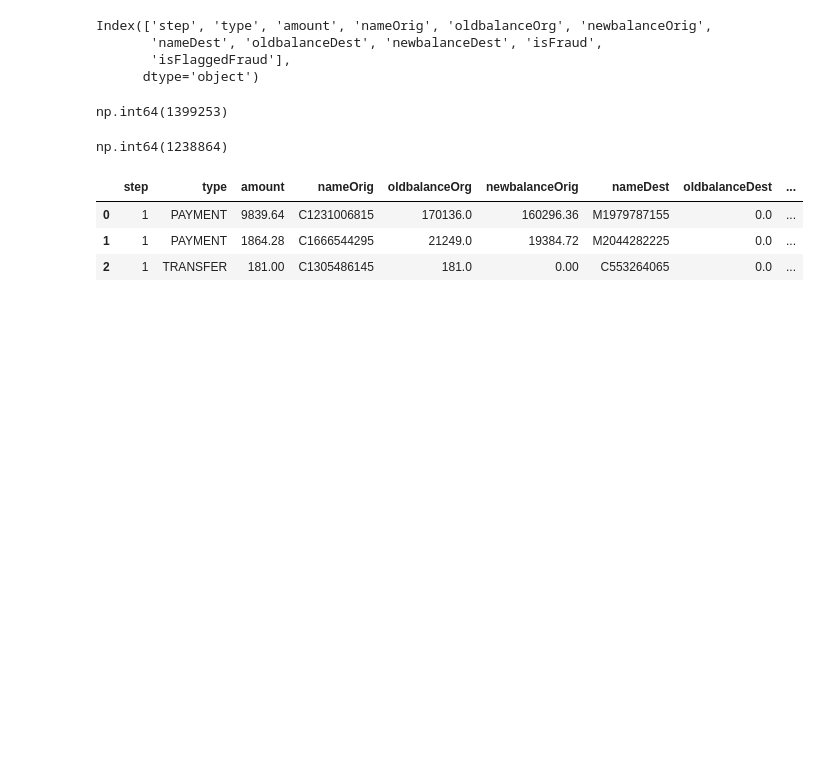
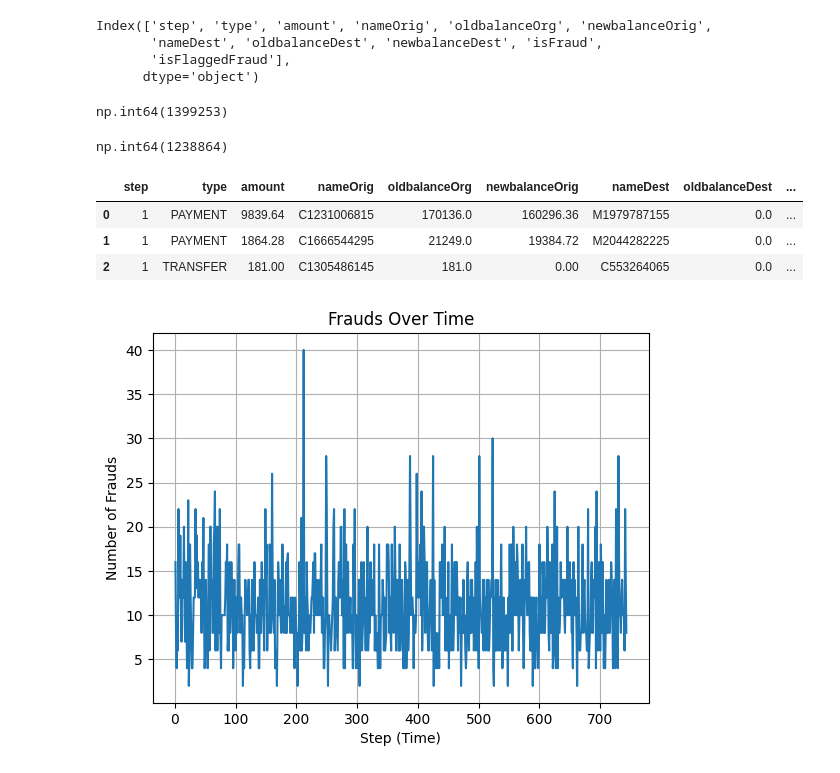
Before and after one commit to samueladitya/bank-fraud-detection, a Jupyter notebook: model_analysis.ipynb, the cells around one changed output. Drawn from its saved outputs; the diff is of its cells as text; code cells hidden in the pictures; blank space fills up the shorter version.

```diff
--- a/model_analysis.ipynb
+++ b/model_analysis.ipynb
@@ -248,3 +248,13 @@ df.head(3)
 | 0 | 1 | PAYMENT | 9839.64 | C1231006815 | 170136.0 | 160296.36 | M1979787155 | 0.0 | ... |
 | 1 | 1 | PAYMENT | 1864.28 | C1666544295 | 21249.0 | 19384.72 | M2044282225 | 0.0 | ... |
 | 2 | 1 | TRANSFER | 181.00 | C1305486145 | 181.0 | 0.00 | C553264065 | 0.0 | ... |
+# %%
+frauds_per_step = df[df['isFraud'] == 1]['step'].value_counts().sort_index()
+plt.plot(frauds_per_step.index, frauds_per_step.values, label="Fraud per Step")
+plt.xlabel("Step (Time)")
+plt.ylabel("Number of Frauds")
+plt.title("Frauds Over Time")
+plt.grid(True)
+plt.show()
+# %% [output]
+[figure, added]
```
